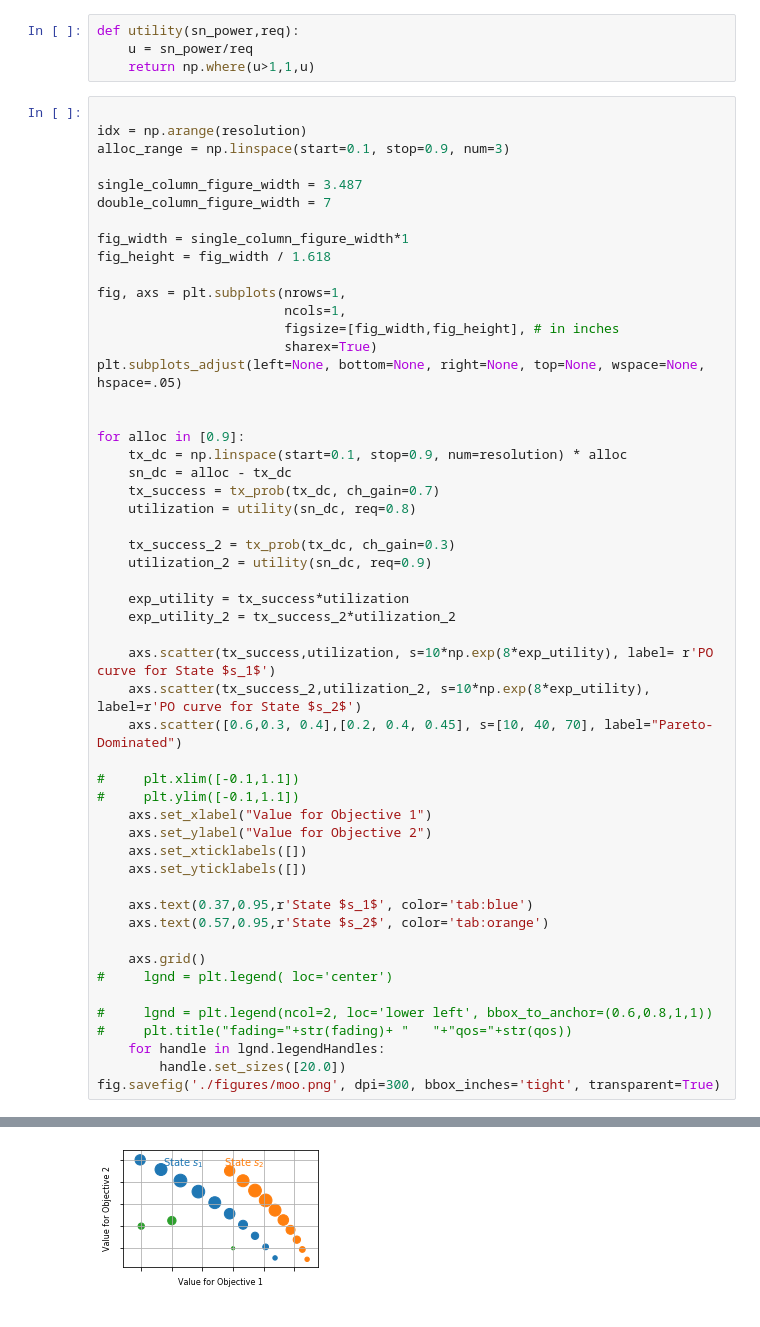
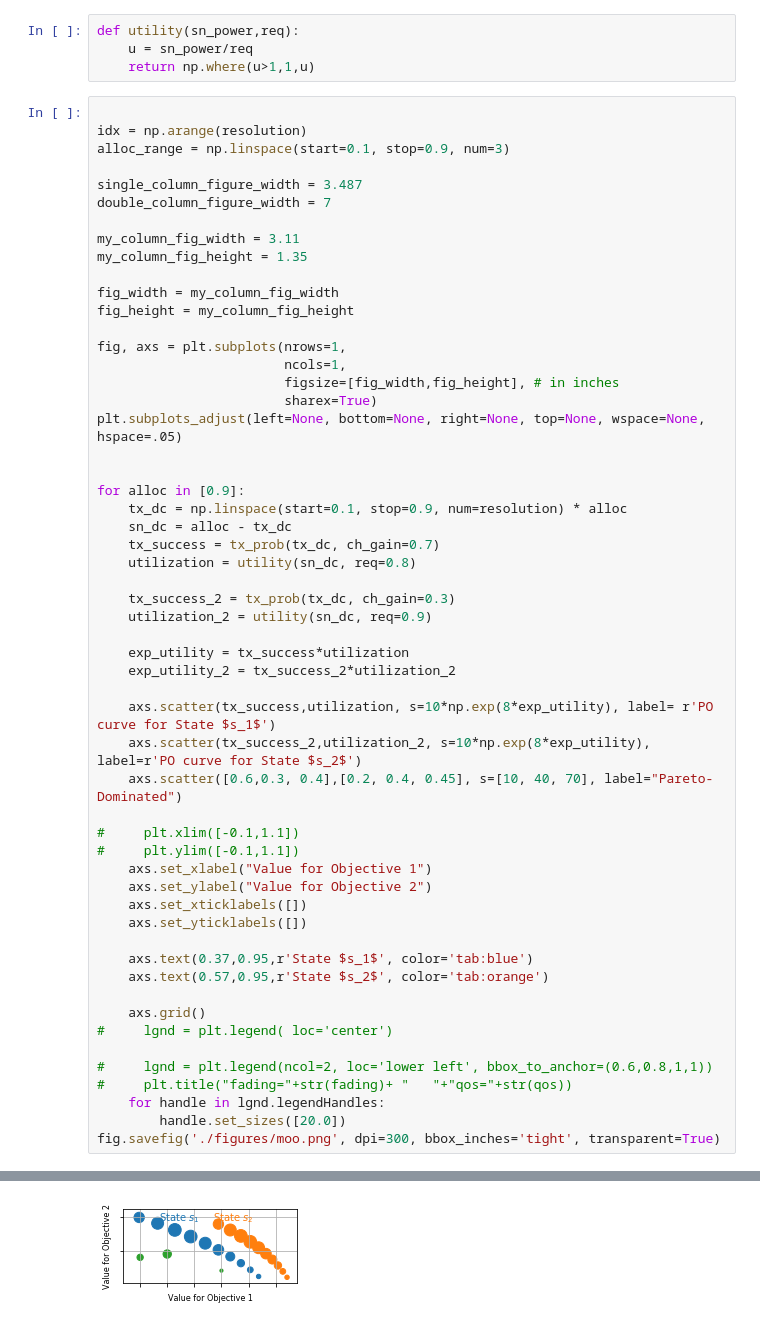
Before and after one commit to shaswot/eno_morl, a Jupyter notebook: moo_plot.ipynb, the cells around one changed output, grey strips where cells are left out. Cells and saved outputs as stored; diff of their text form.

```diff
--- a/moo_plot.ipynb
+++ b/moo_plot.ipynb
@@ -30,8 +30,11 @@ alloc_range = np.linspace(start=0.1, stop=0.9, num=3)
 single_column_figure_width = 3.487
 double_column_figure_width = 7
 
-fig_width = single_column_figure_width*1
-fig_height = fig_width / 1.618
+my_column_fig_width = 3.11
+my_column_fig_height = 1.35
+
+fig_width = my_column_fig_width
+fig_height = my_column_fig_height
 
 fig, axs = plt.subplots(nrows=1,
                         ncols=1,
@@ -78 +82 @@ fig.savefig('./figures/moo.png', dpi=300, bbox_inches='tight', transparent=True)
-[figure, old version]
+[figure, new version]
```
Also changed, not shown: parts of 1 cell of this notebook, 11 other files.
